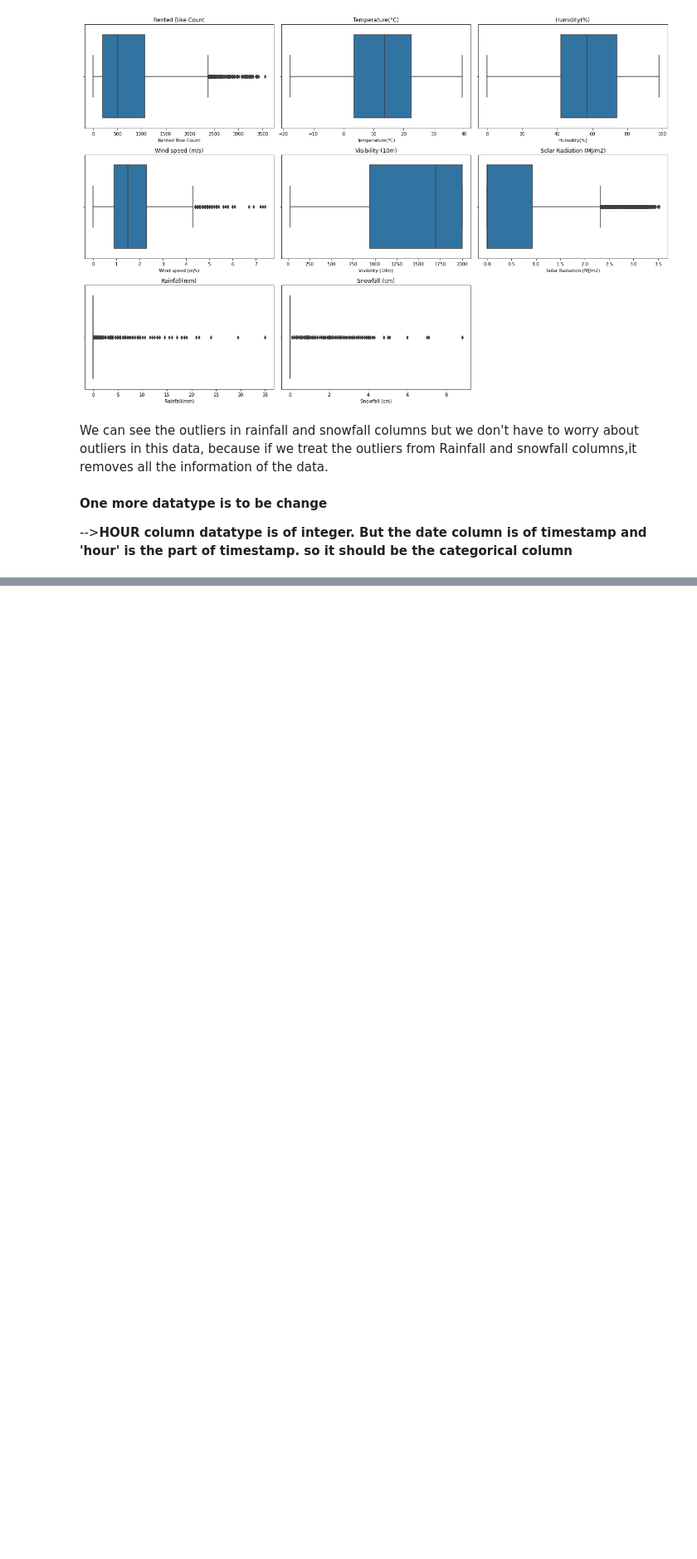
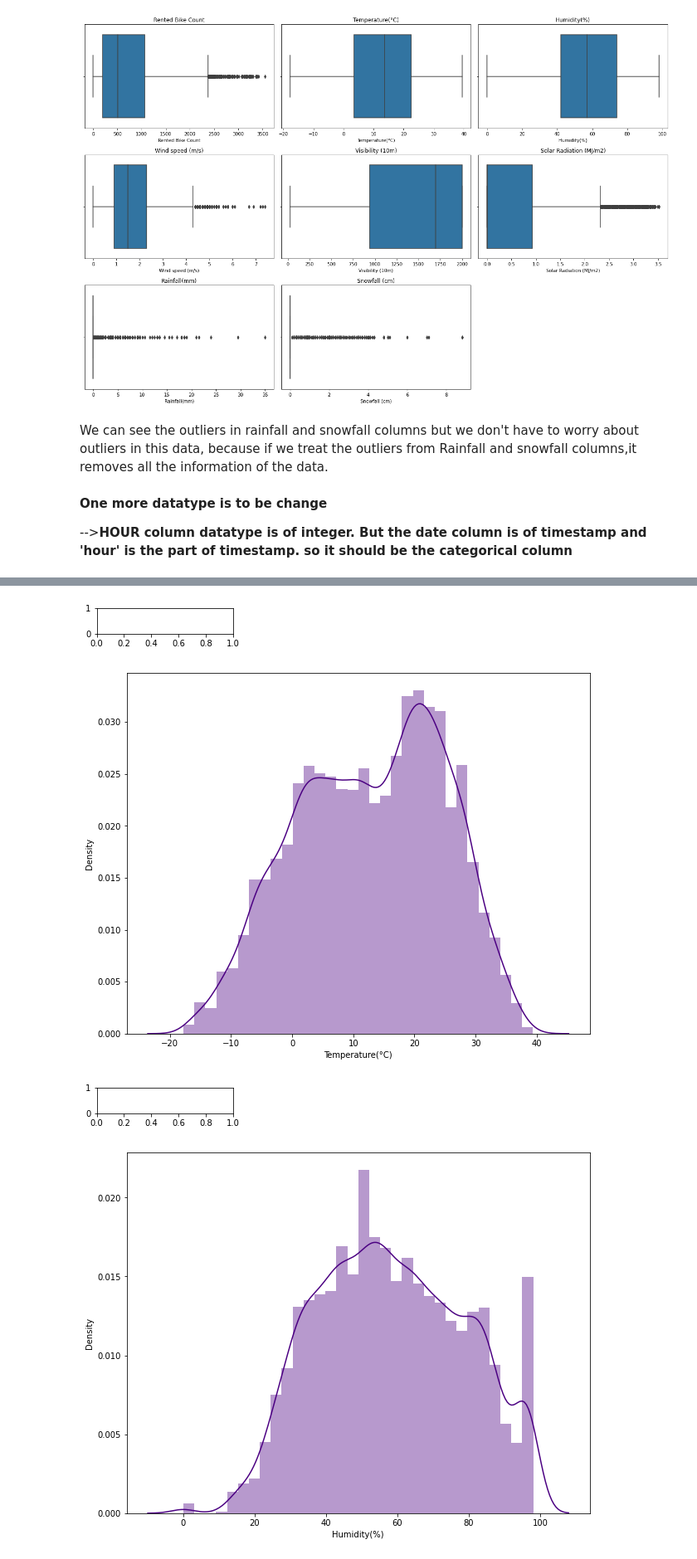
Before and after one commit to navinsambari123/Seoul-BIke-Sharing-Demand-Prediction, a Jupyter notebook: Bike_Sharing_Demand_Prediction_Capstone_Project.ipynb, the cells around one changed output, grey strips where cells are left out. Shown at 83% size. Saved outputs shown, nothing was run; the diff lists cells and outputs as text; code cells hidden in the pictures; blank space fills up the shorter version.

```diff
--- a/Bike_Sharing_Demand_Prediction_Capstone_Project.ipynb
+++ b/Bike_Sharing_Demand_Prediction_Capstone_Project.ipynb
@@ -211,0 +253,15 @@ df['Hour']=df['Hour'].astype('object')
+# %%
+# seeing the data distribution of the numerical features
+numcols=df[['Temperature(°C)','Humidity(%)','Wind speed (m/s)','Visibility (10m)','Solar Radiation (MJ/m2)','Rainfall(mm)','Snowfall (cm)']]
+n=1
+for i in numcols:
+  plt.subplot(9,3,n)
+  plt.figure(figsize=(10,8))
+  n+=1
+  sns.distplot(df[i],color = 'indigo')
+  plt.show()
+# %% [output]
+[figure, added]
+[figure, added]
+[figure, added]
+[figure, added]
```
Also changed, not shown: parts of 29 cells of this notebook.
